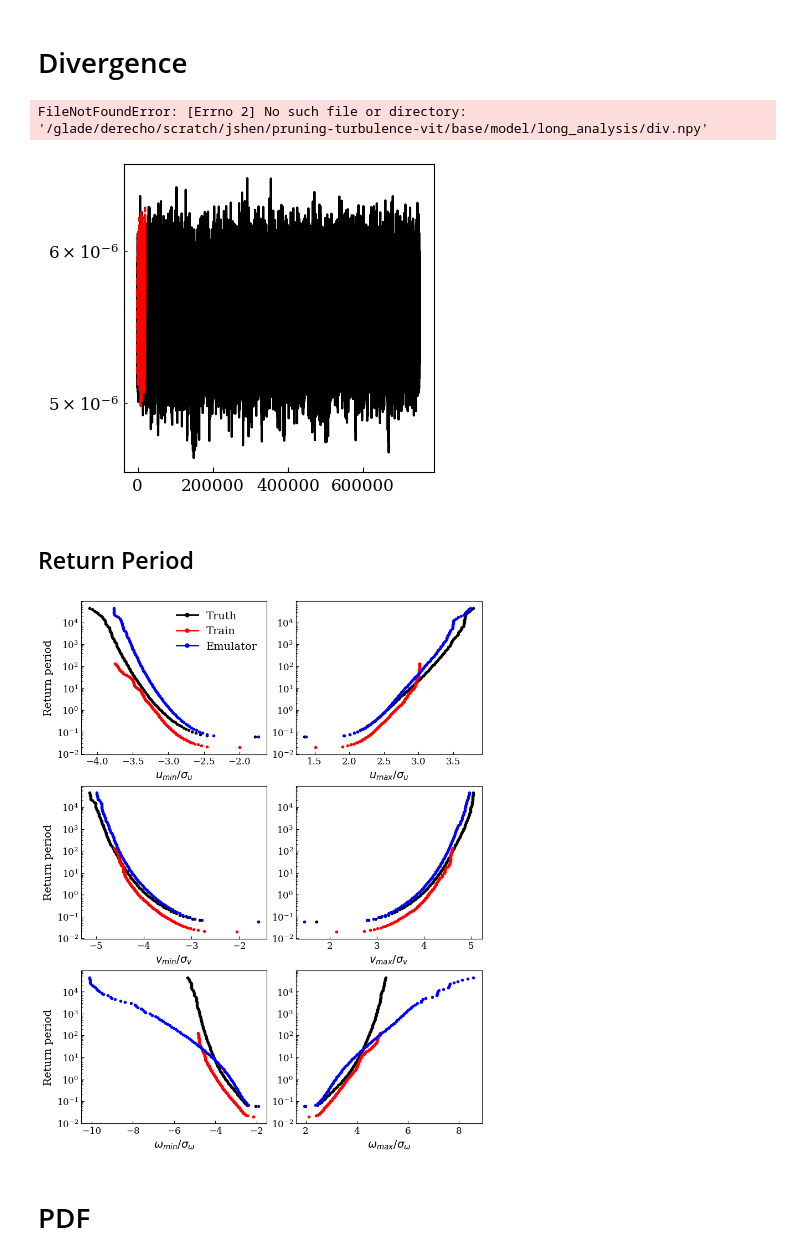
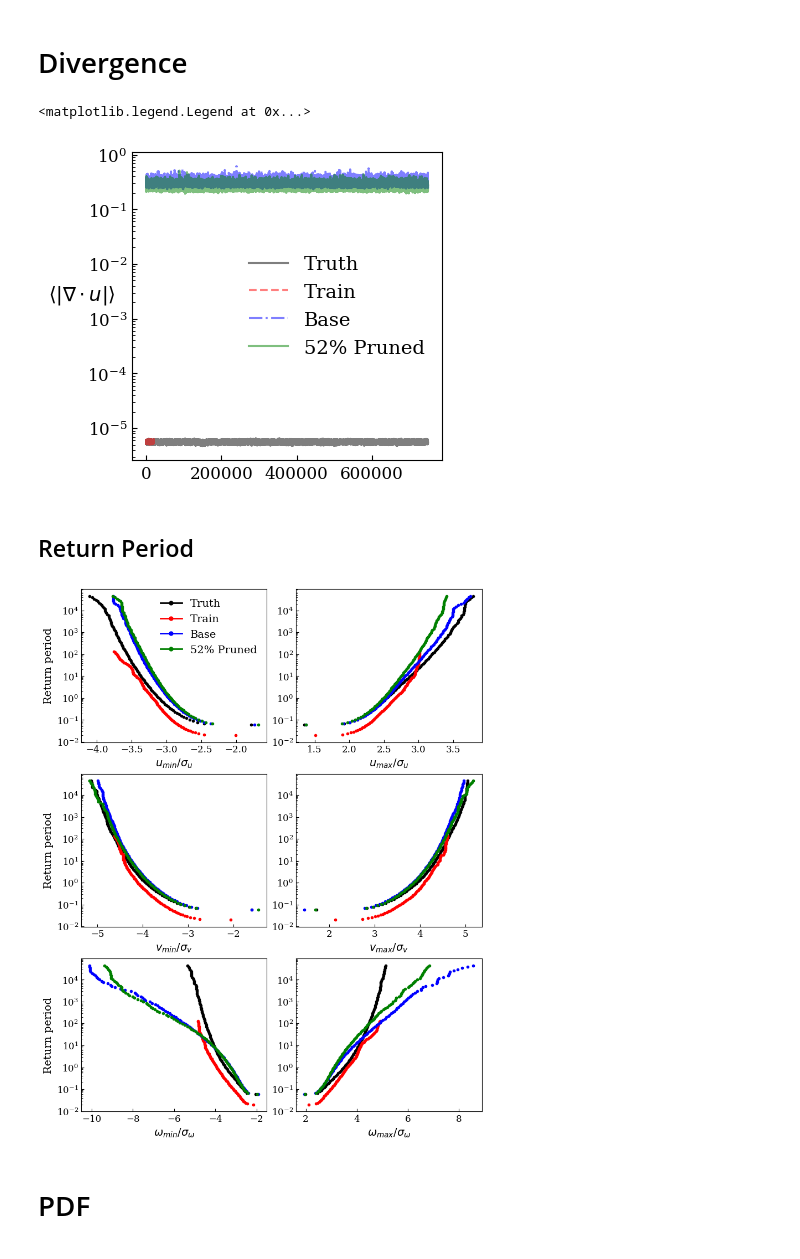
Before and after one commit to jshe2304/pruning-turbulence-vit, a Jupyter notebook: src/notebooks/visualize_long_analysis.ipynb, the cells around one changed output. Saved outputs shown, nothing was run; the diff lists cells and outputs as text; code cells hidden in the pictures.

Commit message:
added fisher and taylor pruning

```diff
--- a/src/notebooks/visualize_long_analysis.ipynb
+++ b/src/notebooks/visualize_long_analysis.ipynb
@@ -32,21 +32,19 @@ from inference.plot_config import params, contourLevels, colormap
 
 train_analyses_dir = '/glade/derecho/scratch/dpatel/SSL-2DTurb/BASE/BASE_seed_0_2phase_1000epochs/analysis/train'
 truth_analyses_dir = '/glade/derecho/scratch/dpatel/SSL-2DTurb/TRUTH/IC1/analysis/truth'
-#emulator_analyses_dir = '/glade/derecho/scratch/jshen/pruning-turbulence-vit/base/prune_cosine_restarts/long_analysis/68/emulate'
-emulator_analyses_dir = '/glade/derecho/scratch/jshen/pruning-turbulence-vit/base/model/long_analysis'
-#emulator_analyses_dir = '/glade/derecho/scratch/jshen/pruning-turbulence-vit/base/prune_cosine_restarts/long_analysis/41/emulate'
-
+emulator_analyses_dir = '/glade/derecho/scratch/jshen/pruning-turbulence-vit/base/prune_plateau_early_stop/long_analysis/48'
+base_analyses_dir = '/glade/derecho/scratch/jshen/pruning-turbulence-vit/base/model/long_analysis'
 
 # analysis_dir = os.path.join(dataset_params["root_dir"], "analysis")
 # analysis_dir_train = os.path.join(analysis_dir, "train")
 # analysis_dir_truth = os.path.join(analysis_dir, "truth")
 # analysis_dir_emulator = os.path.join(analysis_dir, "emulate")
 
-analysis_dir_arr = [truth_analyses_dir, train_analyses_dir, emulator_analyses_dir]
+analysis_dir_arr = [truth_analyses_dir, train_analyses_dir, base_analyses_dir, emulator_analyses_dir]
 
-label = [r"Truth", r"Train", r"Emulator", ]
-colors = ['-k', '--r', '-.b']
-color=['k', 'r', 'b']
+label = [r"Truth", r"Train", r"Base", r"52% Pruned"]
+colors = ['-k', '--r', '-.b', '-g']
+color=['k', 'r', 'b', 'g']
 
 Lx, Ly = 2*np.pi, 2*np.pi
 Nx, Ny = 256, 256
@@ -366,19 +364,19 @@ Corr Omega : (1.0, 0.95, 0.94)
 # %%
 fig, axes = plt.subplots(1, figsize=(4, 4))
 plt.rcParams.update(params)
 
 for i, analysis_dir in enumerate(analysis_dir_arr):
 
     div = np.load(analysis_dir + "/div.npy")
 
-    axes.semilogy(div, colors[i], label=label[i])
+    axes.semilogy(div, colors[i], label=label[i], alpha=0.5)
 
 
 axes.set_ylabel(r'$ \langle |\nabla \cdot u |\rangle$', rotation=0)
 axes.legend(frameon=False)
 # %% [output]
-FileNotFoundError: [Errno 2] No such file or directory: '/glade/derecho/scratch/jshen/pruning-turbulence-vit/base/model/long_analysis/div.npy'
+<matplotlib.legend.Legend at 0x...>
-[figure, old version]
+[figure, new version]
 # %% [markdown]
 ## Return Period
 # %%
@@ -462,7 +460,8 @@ for return_period_type in ['extremes']:
     custom_lines = [
         Line2D([0], [0], color=color[0], marker='o', lw=2, label=label[0]),
         Line2D([0], [0], color=color[1], marker='o', lw=2, label=label[1]),
-        Line2D([0], [0], color=color[2], marker='o', lw=2, label=label[2])
+        Line2D([0], [0], color=color[2], marker='o', lw=2, label=label[2]),
+        Line2D([0], [0], color=color[3], marker='o', lw=2, label=label[3])
     ]
     axes[0,0].legend(handles=custom_lines, frameon=False)
 
@@ -470,7 +469,7 @@ for return_period_type in ['extremes']:
     if return_period_type == 'extremes_anom':
         plt.suptitle('Anomalies')
 # %% [output]
-[figure, old version]
+[figure, new version]
 # %% [markdown]
 # PDF
 # %%
```
Also changed, not shown: parts of 3 cells of this notebook, 34 other files.
